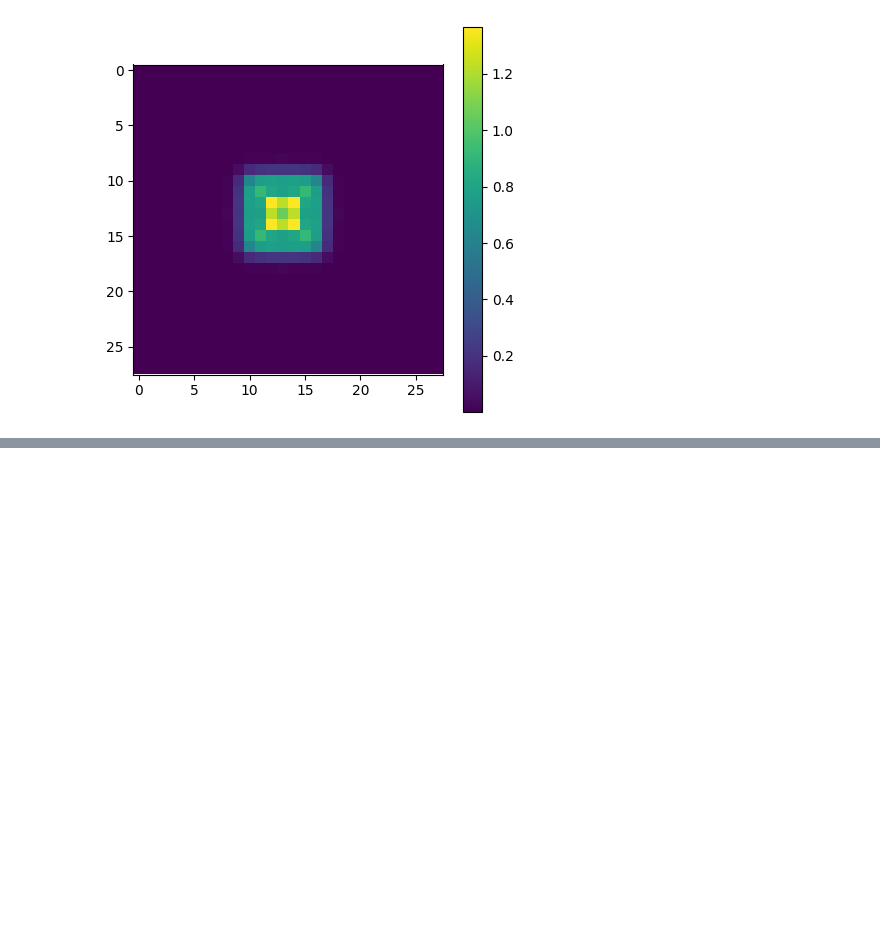
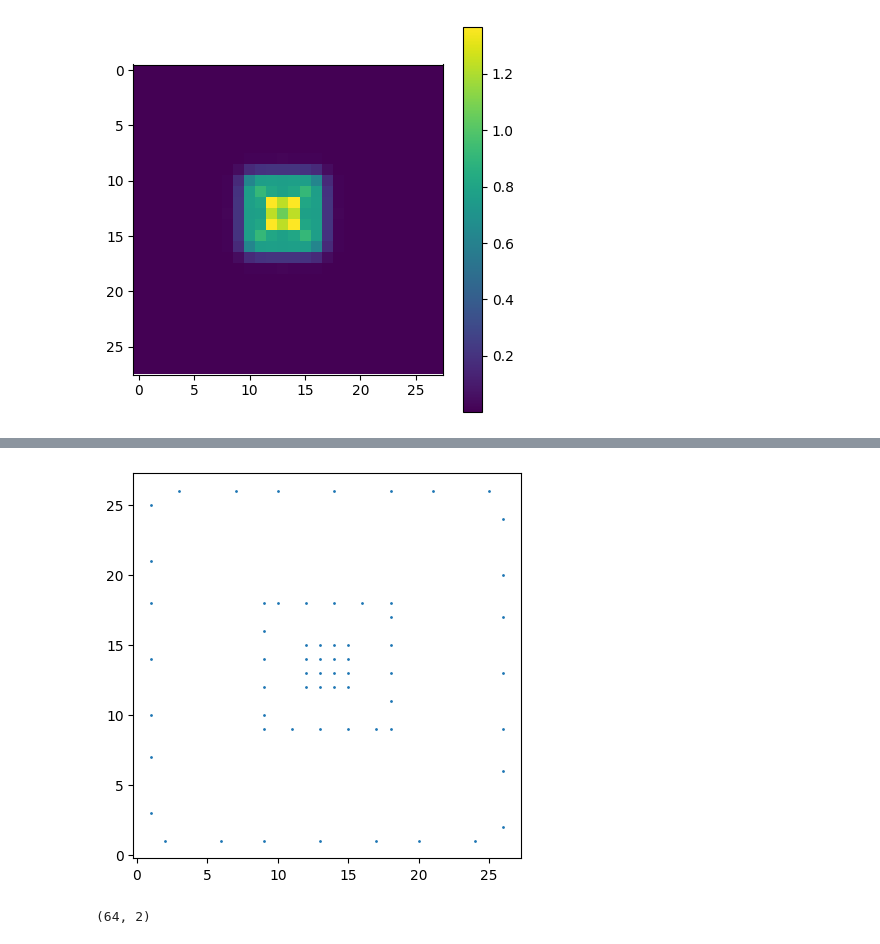
Before and after one commit to ivegner/FoVAE, a Jupyter notebook: foveal_pooling_test.ipynb, the cells around one changed output, grey strips where cells are left out. Drawn from its saved outputs; the diff is of its cells as text; code cells hidden in the pictures; blank space fills up the shorter version.

```diff
--- a/foveal_pooling_test.ipynb
+++ b/foveal_pooling_test.ipynb
@@ -360,0 +446,14 @@ torch.Size([3, 7, 7])
+# %%
+all_indices = np.concatenate([fovea_indices, *sampled_indices])
+
+fig, ax = plt.subplots(1, 1, figsize=(5, 5))
+ax.scatter(all_indices[:, 0], all_indices[:, 1], s=1)
+
+plt.show()
+
+print(all_indices.shape)
+
+assert all_indices.shape[0] == foveated_im_dim**2
+# %% [output]
+[figure, added]
+(64, 2)
```
Also changed, not shown: parts of 12 cells of this notebook.
